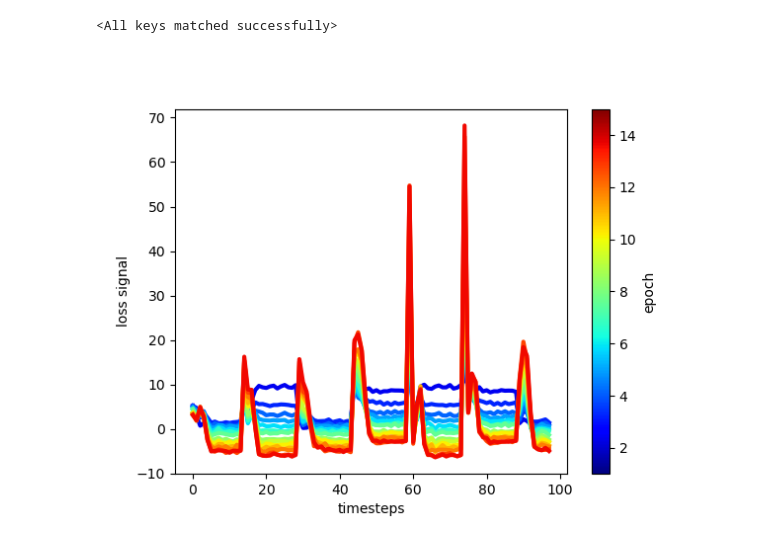
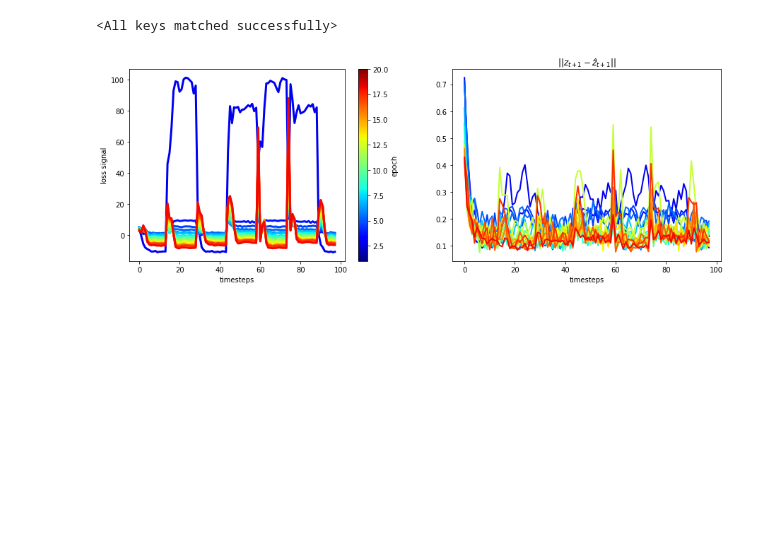
Before and after one commit to FelixHub/serotonin_model, a Jupyter notebook: src/miniworld/train_mdrnn_from_constant_gain.ipynb, the cells around one changed output. Drawn from its saved outputs; the diff is of its cells as text; code cells hidden in the pictures; blank space fills up the shorter version.

Commit message:
looking at pred err norm instead of loss fct

```diff
--- a/src/miniworld/train_mdrnn_from_constant_gain.ipynb
+++ b/src/miniworld/train_mdrnn_from_constant_gain.ipynb
@@ -303,8 +310,15 @@ M_model.load_state_dict(torch.load("saved_models/mdrnn_rollout_constant_gain.pt"
 optimizer = torch.optim.Adam(
         M_model.parameters(), lr=parameters["learning_rate_mdrnn"]
     )
+# %%
+epoch_losses = []
+z_errors = []
+# run the standard test
+loss,z_error = run_test_mdrnn(nb_control_trajectories=10)
+epoch_losses.append(loss)
+z_errors.append(z_error)
 # %%
-epoch_losses = []
+
 
 nb_epochs = parameters["nb_epochs_mdrnn"]
 for epoch in range(nb_epochs):
@@ -358,8 +372,8 @@ for epoch in range(nb_epochs):
         )
 
     # run the standard test
-    loss = run_test_mdrnn(nb_control_trajectories=10)
-
+    loss,z_error = run_test_mdrnn(nb_control_trajectories=10)
     epoch_losses.append(loss)
+    z_errors.append(z_error)
 # %% [output]
 KeyboardInterrupt:
@@ -368,4 +380,4 @@ epoch_losses_8_20 = epoch_losses
-# %%
-epoch_losses = np.concatenate([epoch_losses_0_7,epoch_losses_8_20],axis=0)
+# %%
+z_error_norm = np.linalg.norm(z_error, axis=0)
 # %%
 # save model
@@ -376,25 +388,34 @@ M_model.load_state_dict(torch.load("saved_models/mdrnn_from_constant.pt"))
 # %% [output]
 <All keys matched successfully>
 # %%
-%matplotlib widget
+import matplotlib as mpl
 
-plt.figure()
-import matplotlib as mpl
-colors = plt.cm.jet(np.linspace(0.1,0.9,14))
+colors = plt.cm.jet(np.linspace(0.1,0.9,len(epoch_losses)))
+norm = mpl.colors.Normalize(
+    vmin=1,
+    vmax=len(epoch_losses)+1)
 
-for i in range(14):
+plt.figure(figsize=(15,5))
+
+plt.subplot(121)
+
+for i in range(len(epoch_losses)):
     plt.plot(np.mean(epoch_losses[i],axis=0),color=colors[i],lw=3)
-
 plt.xlabel('timesteps')
 plt.ylabel('loss signal')
 
-norm = mpl.colors.Normalize(
-    vmin=1,
-    vmax=14+1)
 
 sm = plt.cm.ScalarMappable(cmap='jet', norm=norm)
 c =plt.colorbar(sm)
 c.set_label('epoch')
-plt.show()
+
+plt.subplot(122)
+
+for i in range(len(epoch_losses)):
+    z_error_norm = np.linalg.norm(z_errors[i], axis=0)
+    plt.plot(z_error_norm,color=colors[i],lw=2)
+    plt.title(r"$||z_{t+1} - ẑ_{t+1}||$")
+    plt.xlabel('timesteps')
+plt.show()S
 # %% [output]
-[figure, old version]
+[figure, new version]
```
Also changed, not shown: parts of 8 cells of this notebook, 1 other file.
